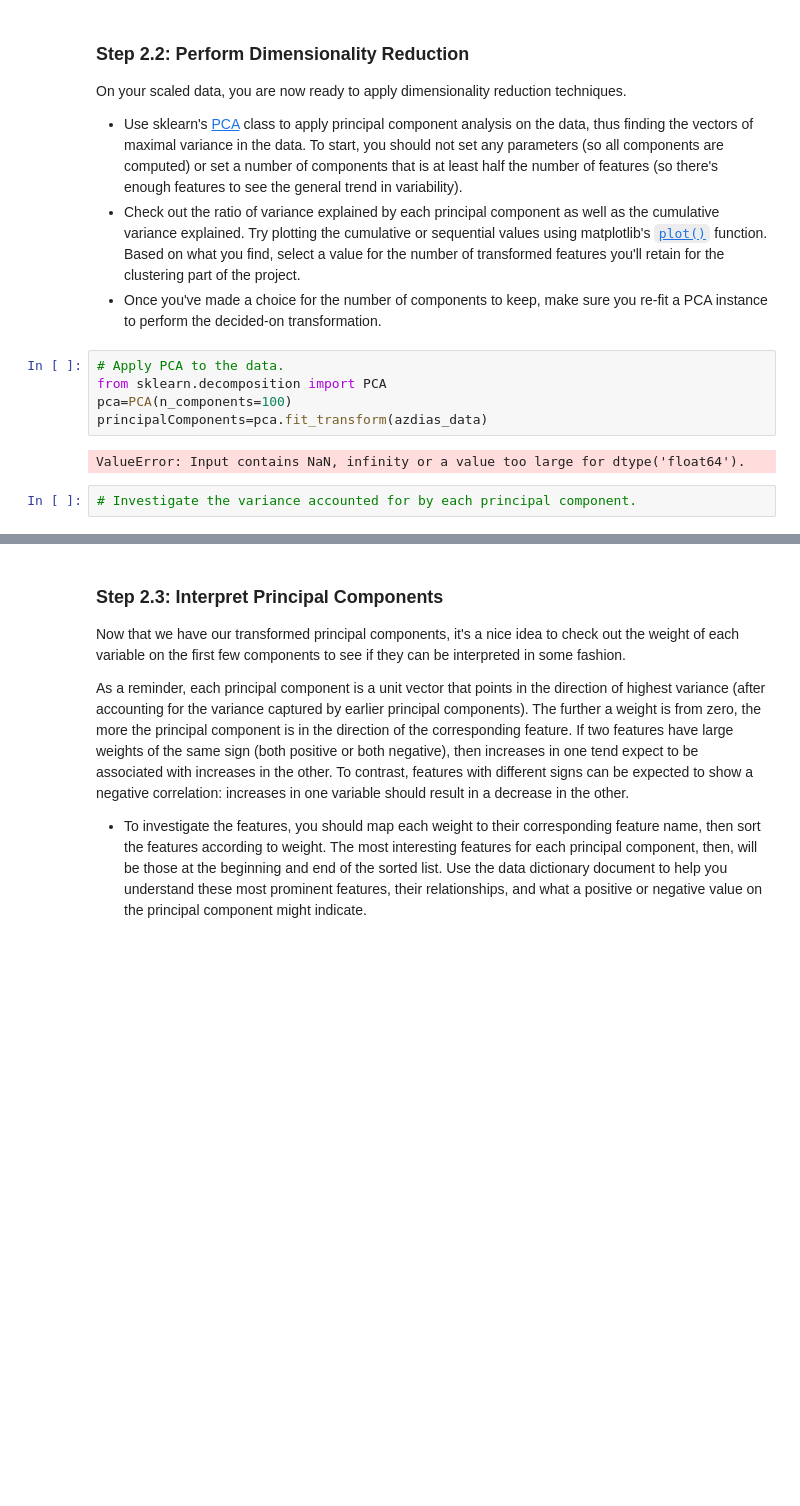
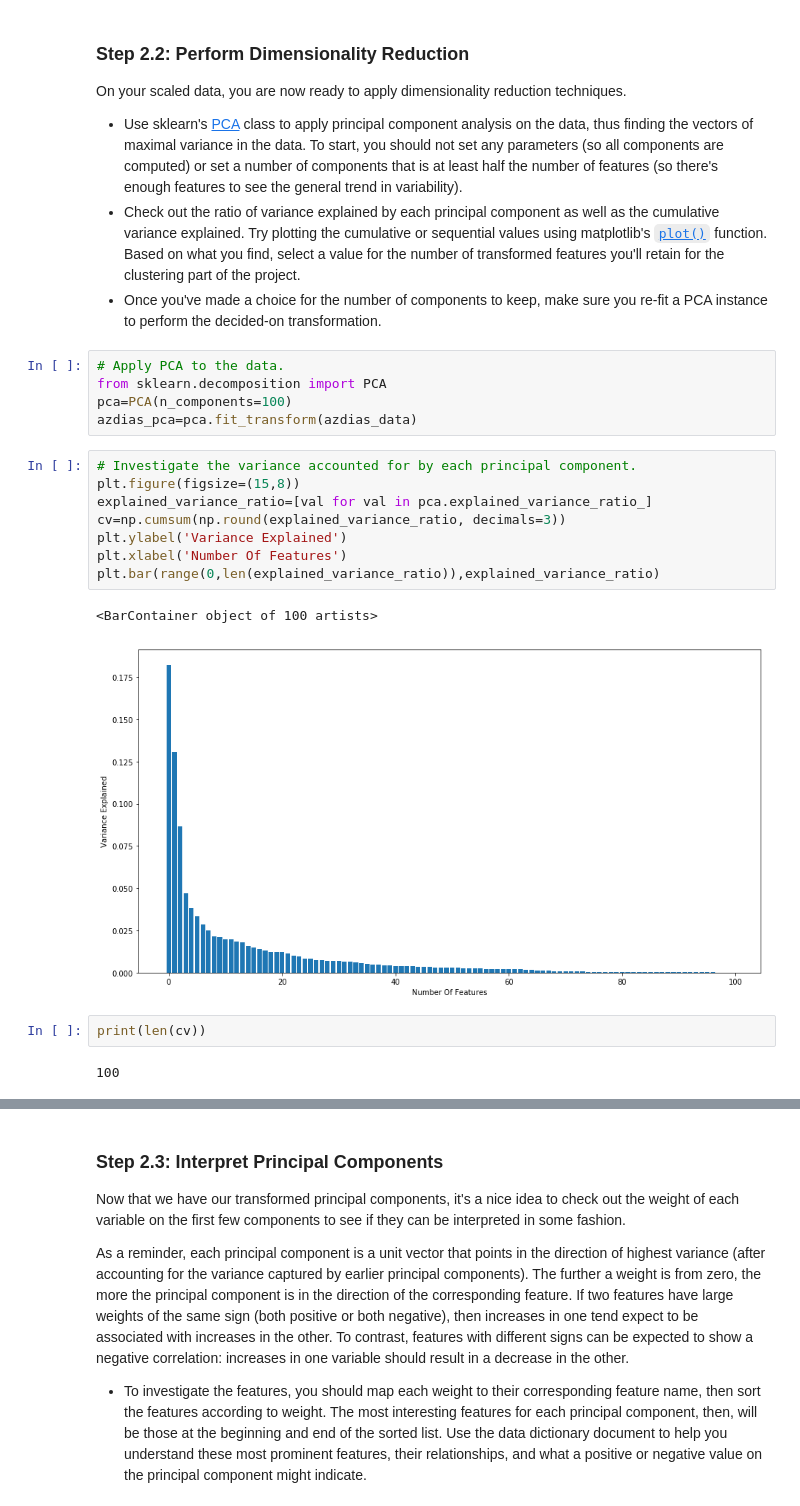
Before and after one commit to xueweiyema/IdentifyCustomer, a Jupyter notebook: Identify_Customer_Segments.ipynb, the cells around one changed output, grey strips where cells are left out. Drawn from its saved outputs; the diff is of its cells as text; blank space fills up the shorter version.

```diff
--- a/Identify_Customer_Segments.ipynb
+++ b/Identify_Customer_Segments.ipynb
@@ -844,8 +837,19 @@ On your scaled data, you are now ready to apply dimensionality reduction techniq
 # Apply PCA to the data.
 from sklearn.decomposition import PCA
 pca=PCA(n_components=100)
-principalComponents=pca.fit_transform(azdias_data)
+azdias_pca=pca.fit_transform(azdias_data)
-# %% [output]
-ValueError: Input contains NaN, infinity or a value too large for dtype('float64').
-# %%
-# Investigate the variance accounted for by each principal component.
+# %%
+# Investigate the variance accounted for by each principal component.
+plt.figure(figsize=(15,8))
+explained_variance_ratio=[val for val in pca.explained_variance_ratio_]
+cv=np.cumsum(np.round(explained_variance_ratio, decimals=3))
+plt.ylabel('Variance Explained')
+plt.xlabel('Number Of Features')
+plt.bar(range(0,len(explained_variance_ratio)),explained_variance_ratio)
+# %% [output]
+<BarContainer object of 100 artists>
+[figure, added]
+# %%
+print(len(cv))
+# %% [output]
+100
```
Also changed, not shown: parts of 25 cells of this notebook.
